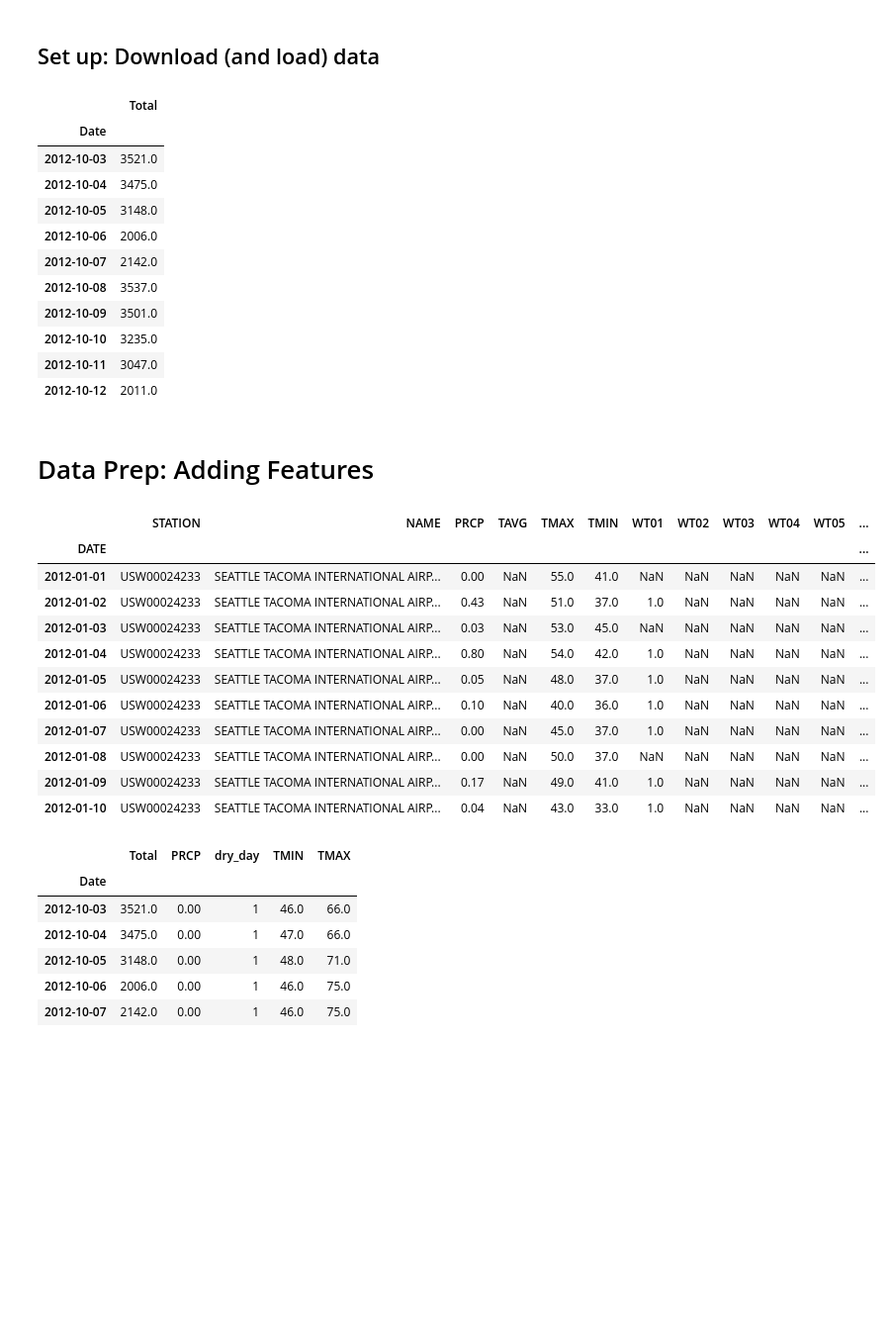
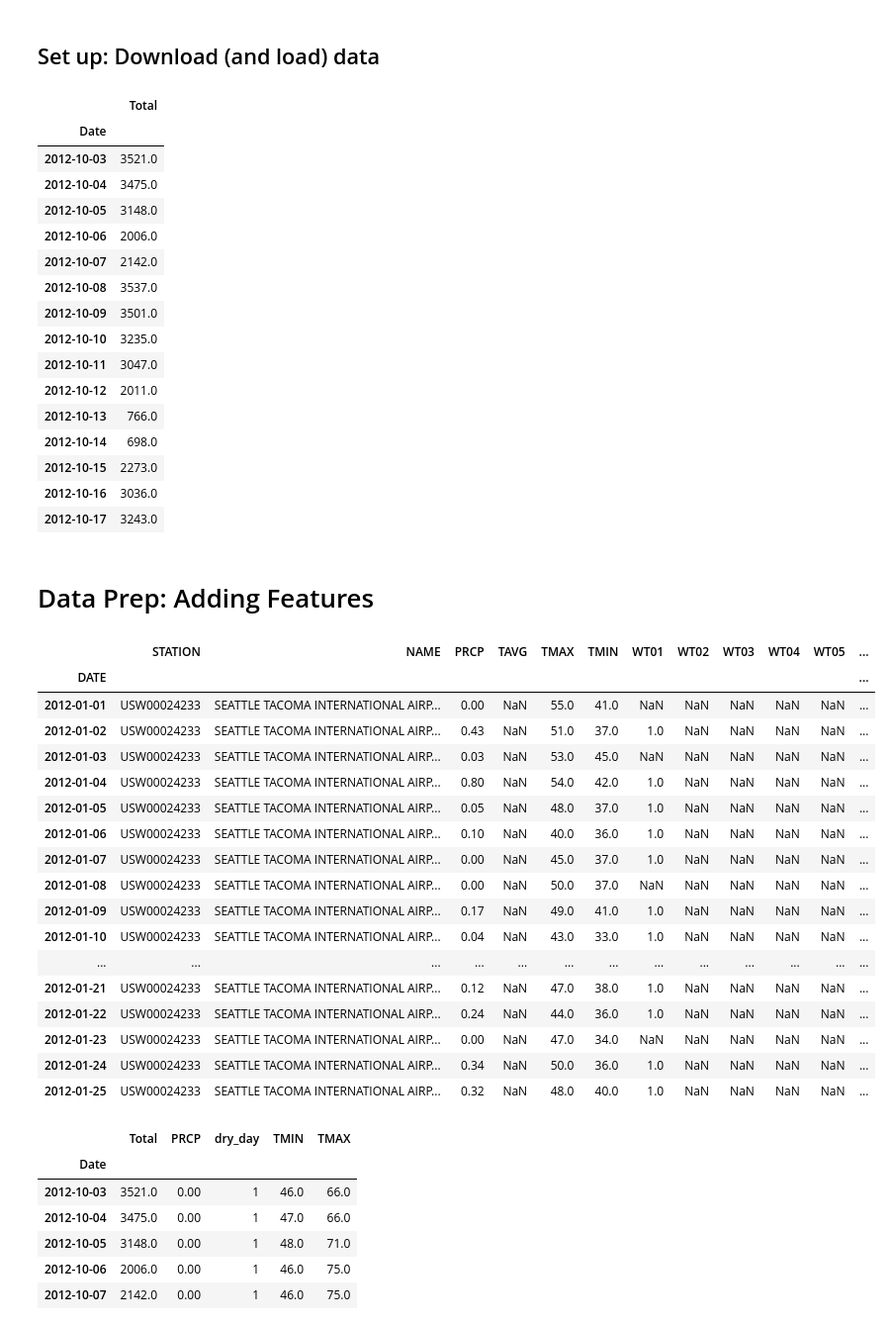
Before and after one commit to shravan207/datascience, a Jupyter notebook: analysis.ipynb, the cells around one changed output. Shown: that part at 99% size. Cells and saved outputs as stored; diff of their text form; code cells hidden in the pictures; blank space fills up the shorter version.

```diff
--- a/analysis.ipynb
+++ b/analysis.ipynb
@@ -22,14 +22,14 @@ from sklearn.pipeline import make_pipeline           # for making pipelines
 # Aggregate data to the daily level
 counts = pd.read_csv('FremontBridge.csv', index_col='Date', parse_dates=True)
 # This operation shows us first 10 rows of this dataset
-counts.head(10)
+counts.head(15)
 # The next few operations sum up the total number of bikers that have crossed
 # the Fremont Bridge on a given day and makes a new dataframe that gives us
 # date and total number of bikers that crossed that day.
 daily = counts.resample('d').sum()
 daily['Total'] = daily.sum(axis=1)
 daily = daily[['Total']] # remove other columns
-daily.head(10)
+daily.head(15)
 # %% [output]
 |  | Total |
 | Date |  |
@@ -43,31 +43,42 @@ daily.head(10)
 | 2012-10-10 | 3235.0 |
 | 2012-10-11 | 3047.0 |
 | 2012-10-12 | 2011.0 |
+| 2012-10-13 | 766.0 |
+| 2012-10-14 | 698.0 |
+| 2012-10-15 | 2273.0 |
+| 2012-10-16 | 3036.0 |
+| 2012-10-17 | 3243.0 |
 # %% [markdown]
 # Data Prep: Adding Features
 # %%
 # Load weather data (downloaded from: https://www.ncdc.noaa.gov/cdo-web/search?datasetid=GHCND)
 weather = pd.read_csv('weather.csv', index_col='DATE', parse_dates=True)
 # Create dry_day column
 # This basically creates a new feature called dry day by checking if the
 # value of the precipitation('PRCP') column is 0 for that row. If it is,
 # it means it is a dry day and is assigned a numerical value of 1.Else, it
 # it is assigned a numerical value of zero.
 weather['dry_day'] = (weather['PRCP'] == 0).astype(int)
-weather.head(10)
+weather.head(25)
 # %% [output]
 |  | STATION | NAME | PRCP | TAVG | TMAX | TMIN | WT01 | WT02 | WT03 | WT04 | WT05 | ... |
 | DATE |  |  |  |  |  |  |  |  |  |  |  | ... |
 | 2012-01-01 | USW00024233 | SEATTLE TACOMA INTERNATIONAL AIRP... | 0.00 | NaN | 55.0 | 41.0 | NaN | NaN | NaN | NaN | NaN | ... |
 | 2012-01-02 | USW00024233 | SEATTLE TACOMA INTERNATIONAL AIRP... | 0.43 | NaN | 51.0 | 37.0 | 1.0 | NaN | NaN | NaN | NaN | ... |
 | 2012-01-03 | USW00024233 | SEATTLE TACOMA INTERNATIONAL AIRP... | 0.03 | NaN | 53.0 | 45.0 | NaN | NaN | NaN | NaN | NaN | ... |
 | 2012-01-04 | USW00024233 | SEATTLE TACOMA INTERNATIONAL AIRP... | 0.80 | NaN | 54.0 | 42.0 | 1.0 | NaN | NaN | NaN | NaN | ... |
 | 2012-01-05 | USW00024233 | SEATTLE TACOMA INTERNATIONAL AIRP... | 0.05 | NaN | 48.0 | 37.0 | 1.0 | NaN | NaN | NaN | NaN | ... |
 | 2012-01-06 | USW00024233 | SEATTLE TACOMA INTERNATIONAL AIRP... | 0.10 | NaN | 40.0 | 36.0 | 1.0 | NaN | NaN | NaN | NaN | ... |
 | 2012-01-07 | USW00024233 | SEATTLE TACOMA INTERNATIONAL AIRP... | 0.00 | NaN | 45.0 | 37.0 | 1.0 | NaN | NaN | NaN | NaN | ... |
 | 2012-01-08 | USW00024233 | SEATTLE TACOMA INTERNATIONAL AIRP... | 0.00 | NaN | 50.0 | 37.0 | NaN | NaN | NaN | NaN | NaN | ... |
 | 2012-01-09 | USW00024233 | SEATTLE TACOMA INTERNATIONAL AIRP... | 0.17 | NaN | 49.0 | 41.0 | 1.0 | NaN | NaN | NaN | NaN | ... |
 | 2012-01-10 | USW00024233 | SEATTLE TACOMA INTERNATIONAL AIRP... | 0.04 | NaN | 43.0 | 33.0 | 1.0 | NaN | NaN | NaN | NaN | ... |
+| ... | ... | ... | ... | ... | ... | ... | ... | ... | ... | ... | ... | ... |
+| 2012-01-21 | USW00024233 | SEATTLE TACOMA INTERNATIONAL AIRP... | 0.12 | NaN | 47.0 | 38.0 | 1.0 | NaN | NaN | NaN | NaN | ... |
+| 2012-01-22 | USW00024233 | SEATTLE TACOMA INTERNATIONAL AIRP... | 0.24 | NaN | 44.0 | 36.0 | 1.0 | NaN | NaN | NaN | NaN | ... |
+| 2012-01-23 | USW00024233 | SEATTLE TACOMA INTERNATIONAL AIRP... | 0.00 | NaN | 47.0 | 34.0 | NaN | NaN | NaN | NaN | NaN | ... |
+| 2012-01-24 | USW00024233 | SEATTLE TACOMA INTERNATIONAL AIRP... | 0.34 | NaN | 50.0 | 36.0 | 1.0 | NaN | NaN | NaN | NaN | ... |
+| 2012-01-25 | USW00024233 | SEATTLE TACOMA INTERNATIONAL AIRP... | 0.32 | NaN | 48.0 | 40.0 | 1.0 | NaN | NaN | NaN | NaN | ... |
 # %%
 # Join selected weather columns
 # We are joining the four columns relevant to us in the weather dataset to our
```
Also changed, not shown: parts of 1 cell of this notebook.
